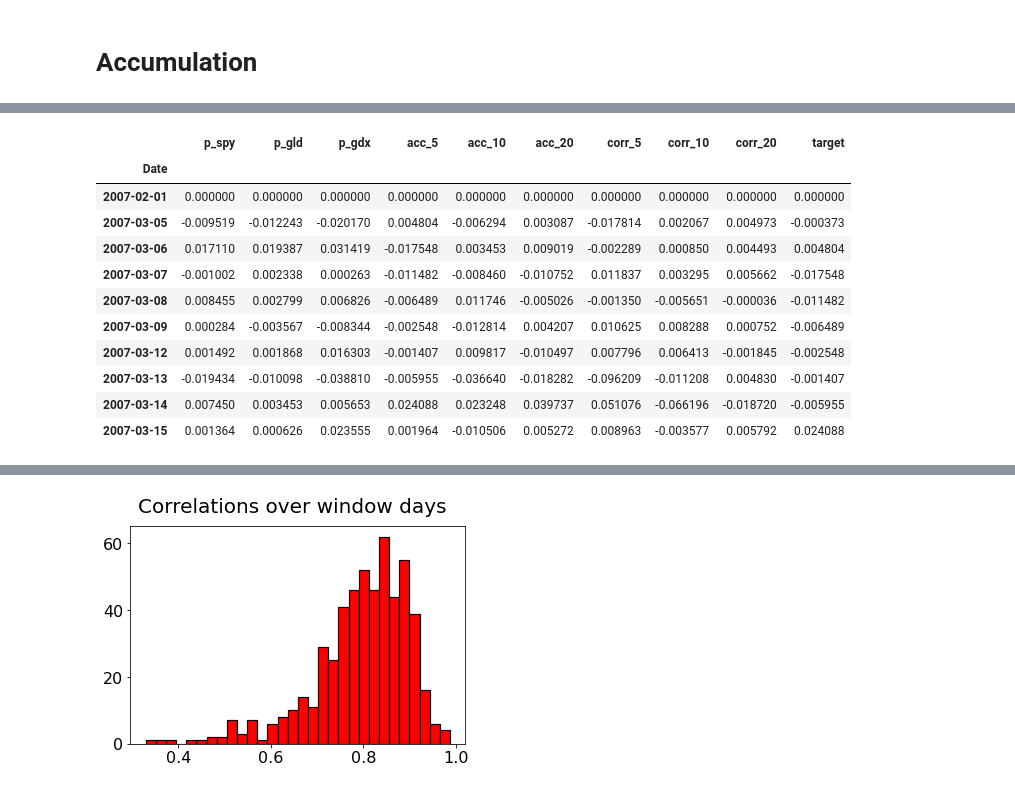
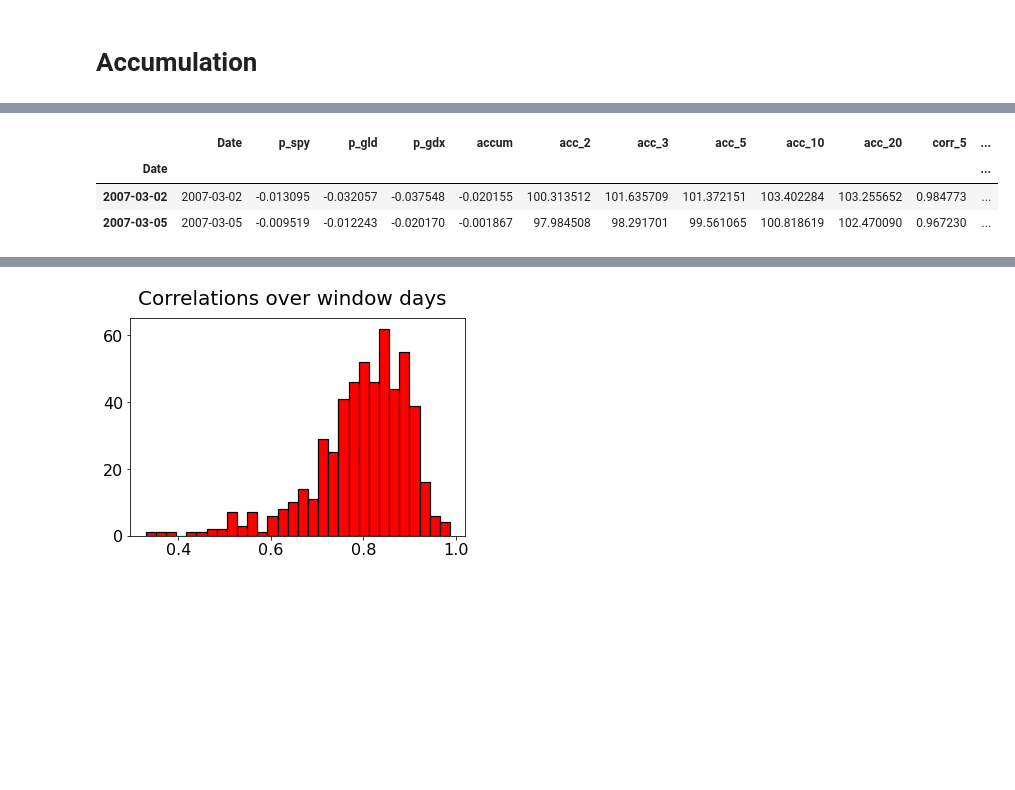
Before and after one commit to s-razavi/GLD-GDX-Correlation, a Jupyter notebook: GLD_GDX.ipynb, the cells around one changed output, grey strips where cells are left out. Cells and saved outputs as stored; diff of their text form; code cells hidden in the pictures; blank space fills up the shorter version.

```diff
--- a/GLD_GDX.ipynb
+++ b/GLD_GDX.ipynb
@@ -78,6 +78,10 @@ spy = pdr.get_data_yahoo('spy', start = '2007-02-01', end = '2017-10-1')
 gld = pdr.get_data_yahoo('gld', start = '2007-02-01', end = '2017-10-1')
 gdx = pdr.get_data_yahoo('gdx', start = '2007-02-01', end = '2017-10-1')
 gdx['Date'] = gdx.index
+
+spy['pct'] = (pct(spy['Close']))
+gld['pct'] = (pct(gld['Close']))
+gdx['pct'] = (pct(gdx['Close']))
 
 spy['growth'] = growth(pct(spy['Close']))
 gld['growth'] = growth(pct(gld['Close']))
@@ -97,6 +101,8 @@ df = gdx[['Date']].copy(deep = True)
 df['p_spy'] = (pct(spy['Close']))
 df['p_gld'] = (pct(gld['Close']))
 df['p_gdx'] = (pct(gdx['Close']))
+mult = 1.8
+df['accum'] = [mult*y-x for x,y in zip(list(gdx['pct']),list(gld['pct']))] # a positive accum means for gld
 
 df.head()
 # %% [output]
@@ -142,12 +172,15 @@ plt.suptitle('Accumulated growth of 100', fontsize=20);
 # %%
 
-multiplier = 1.2
-df = df.drop('Date', axis = 1)
+multiplier = 1.8
+#df = df.drop('Date', axis = 1)
+df['acc_2'] = accum(df['p_gdx'], df['p_gld'], 2, multiplier)
+df['acc_3'] = accum(df['p_gdx'], df['p_gld'], 3, multiplier)
 df['acc_5'] = accum(df['p_gdx'], df['p_gld'], 5, multiplier)
 df['acc_10'] = accum(df['p_gdx'], df['p_gld'], 10, multiplier)
 df['acc_20'] = accum(df['p_gdx'], df['p_gld'], 20, multiplier)
 df['corr_5'] = correl(df['p_gdx'], df['p_gld'], 5)
 df['corr_10'] = correl(df['p_gdx'], df['p_gld'], 10)
 df['corr_20'] = correl(df['p_gdx'], df['p_gld'], 20)
+df = df[20:]
 df.head(12)
 # %% [output]
@@ -192,19 +207,10 @@ df.head(12)
 # %%
-df['target'] = [0] + list(df['acc_5'][:-1])
+df['target'] = list(df['accum'][1:]) + [0] # to be corrected.
 df = df.replace([np.inf, -np.inf], np.nan)
 df = df.dropna()
-
-df.head(10)
+df.head(2)
 # %% [output]
-|  | p_spy | p_gld | p_gdx | acc_5 | acc_10 | acc_20 | corr_5 | corr_10 | corr_20 | target |
-| Date |  |  |  |  |  |  |  |  |  |  |
-| 2007-02-01 | 0.000000 | 0.000000 | 0.000000 | 0.000000 | 0.000000 | 0.000000 | 0.000000 | 0.000000 | 0.000000 | 0.000000 |
-| 2007-03-05 | -0.009519 | -0.012243 | -0.020170 | 0.004804 | -0.006294 | 0.003087 | -0.017814 | 0.002067 | 0.004973 | -0.000373 |
-| 2007-03-06 | 0.017110 | 0.019387 | 0.031419 | -0.017548 | 0.003453 | 0.009019 | -0.002289 | 0.000850 | 0.004493 | 0.004804 |
-| 2007-03-07 | -0.001002 | 0.002338 | 0.000263 | -0.011482 | -0.008460 | -0.010752 | 0.011837 | 0.003295 | 0.005662 | -0.017548 |
-| 2007-03-08 | 0.008455 | 0.002799 | 0.006826 | -0.006489 | 0.011746 | -0.005026 | -0.001350 | -0.005651 | -0.000036 | -0.011482 |
-| 2007-03-09 | 0.000284 | -0.003567 | -0.008344 | -0.002548 | -0.012814 | 0.004207 | 0.010625 | 0.008288 | 0.000752 | -0.006489 |
-| 2007-03-12 | 0.001492 | 0.001868 | 0.016303 | -0.001407 | 0.009817 | -0.010497 | 0.007796 | 0.006413 | -0.001845 | -0.002548 |
-| 2007-03-13 | -0.019434 | -0.010098 | -0.038810 | -0.005955 | -0.036640 | -0.018282 | -0.096209 | -0.011208 | 0.004830 | -0.001407 |
-| 2007-03-14 | 0.007450 | 0.003453 | 0.005653 | 0.024088 | 0.023248 | 0.039737 | 0.051076 | -0.066196 | -0.018720 | -0.005955 |
-| 2007-03-15 | 0.001364 | 0.000626 | 0.023555 | 0.001964 | -0.010506 | 0.005272 | 0.008963 | -0.003577 | 0.005792 | 0.024088 |
+|  | Date | p_spy | p_gld | p_gdx | accum | acc_2 | acc_3 | acc_5 | acc_10 | acc_20 | corr_5 | ... |
+| Date |  |  |  |  |  |  |  |  |  |  |  | ... |
+| 2007-03-02 | 2007-03-02 | -0.013095 | -0.032057 | -0.037548 | -0.020155 | 100.313512 | 101.635709 | 101.372151 | 103.402284 | 103.255652 | 0.984773 | ... |
+| 2007-03-05 | 2007-03-05 | -0.009519 | -0.012243 | -0.020170 | -0.001867 | 97.984508 | 98.291701 | 99.561065 | 100.818619 | 102.470090 | 0.967230 | ... |
```
Also changed, not shown: parts of 26 cells of this notebook.
